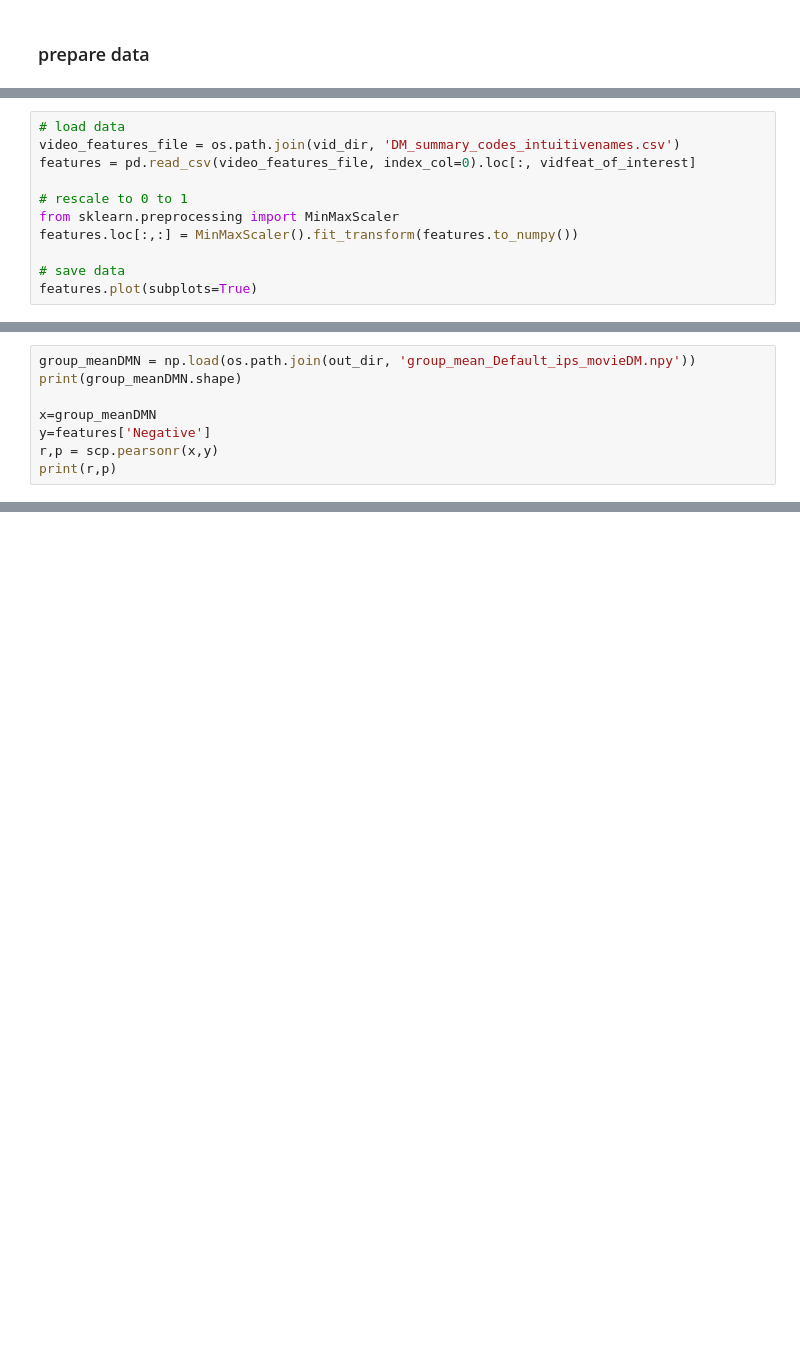
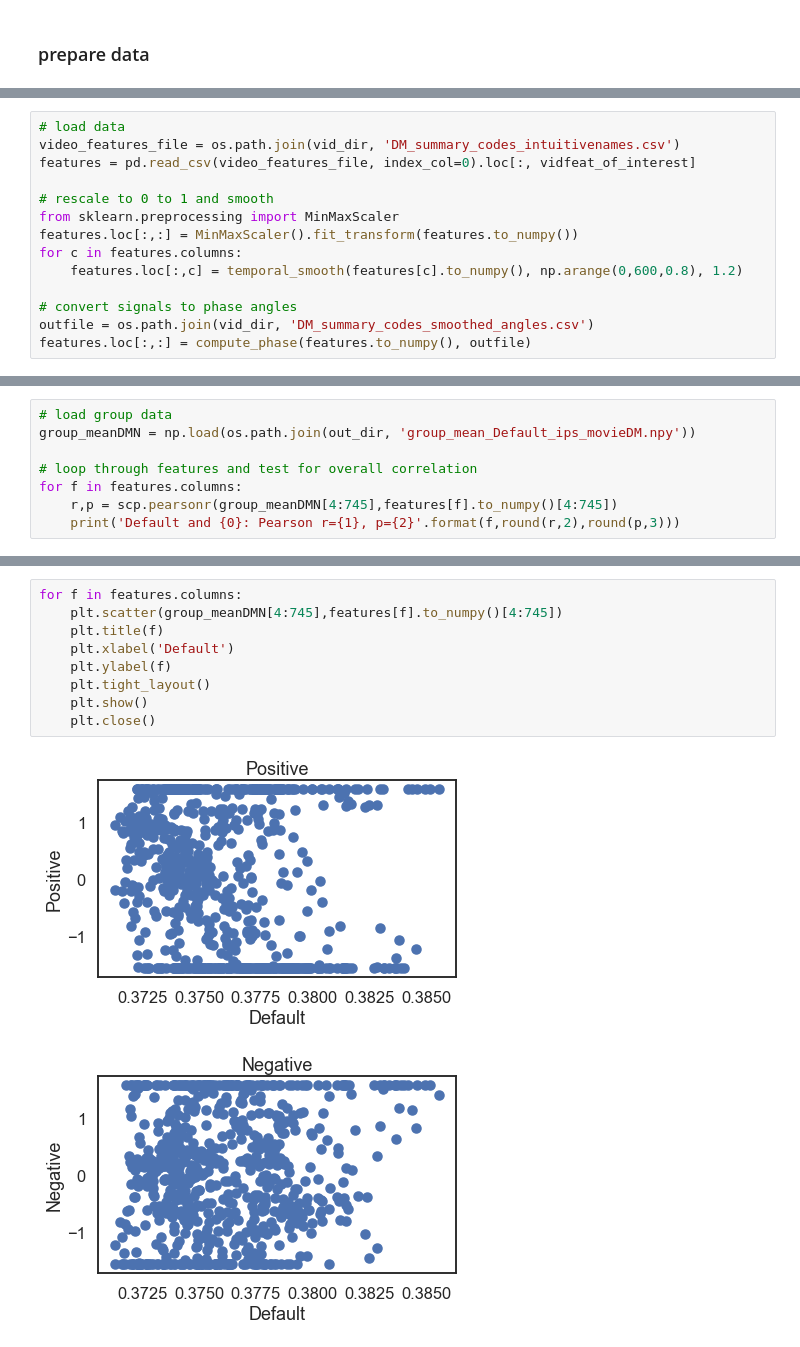
Before and after one commit to catcamacho/hbn_soc_net, a Jupyter notebook: 2_DynamicNet_affect.ipynb, the cells around one changed output, grey strips where cells are left out. Cells and saved outputs as stored; diff of their text form; blank space fills up the shorter version.

```diff
--- a/2_DynamicNet_affect.ipynb
+++ b/2_DynamicNet_affect.ipynb
@@ -356,9 +368,12 @@ plt.close()
 video_features_file = os.path.join(vid_dir, 'DM_summary_codes_intuitivenames.csv')
 features = pd.read_csv(video_features_file, index_col=0).loc[:, vidfeat_of_interest]
 
-# rescale to 0 to 1
+# rescale to 0 to 1 and smooth
 from sklearn.preprocessing import MinMaxScaler
 features.loc[:,:] = MinMaxScaler().fit_transform(features.to_numpy())
+for c in features.columns:
+    features.loc[:,c] = temporal_smooth(features[c].to_numpy(), np.arange(0,600,0.8), 1.2)
 
-# save data
-features.plot(subplots=True)
+# convert signals to phase angles
+outfile = os.path.join(vid_dir, 'DM_summary_codes_smoothed_angles.csv')
+features.loc[:,:] = compute_phase(features.to_numpy(), outfile)
@@ -371,8 +379,0 @@ array([<AxesSubplot:xlabel='seconds'>, <AxesSubplot:xlabel='seconds'>,
-# %%
-group_meanDMN = np.load(os.path.join(out_dir, 'group_mean_Default_ips_movieDM.npy'))
-print(group_meanDMN.shape)
-
-x=group_meanDMN
-y=features['Negative']
-r,p = scp.pearsonr(x,y)
-print(r,p)
@@ -383,0 +380,8 @@ print(r,p)
+# %%
+# load group data
+group_meanDMN = np.load(os.path.join(out_dir, 'group_mean_Default_ips_movieDM.npy'))
+
+# loop through features and test for overall correlation
+for f in features.columns:
+    r,p = scp.pearsonr(group_meanDMN[4:745],features[f].to_numpy()[4:745])
+    print('Default and {0}: Pearson r={1}, p={2}'.format(f,round(r,2),round(p,3)))
@@ -383,0 +395,12 @@ print(r,p)
+# %%
+for f in features.columns:
+    plt.scatter(group_meanDMN[4:745],features[f].to_numpy()[4:745])
+    plt.title(f)
+    plt.xlabel('Default')
+    plt.ylabel(f)
+    plt.tight_layout()
+    plt.show()
+    plt.close()
+# %% [output]
+[figure, added]
+[figure, added]
```
Also changed, not shown: parts of 26 cells of this notebook.
